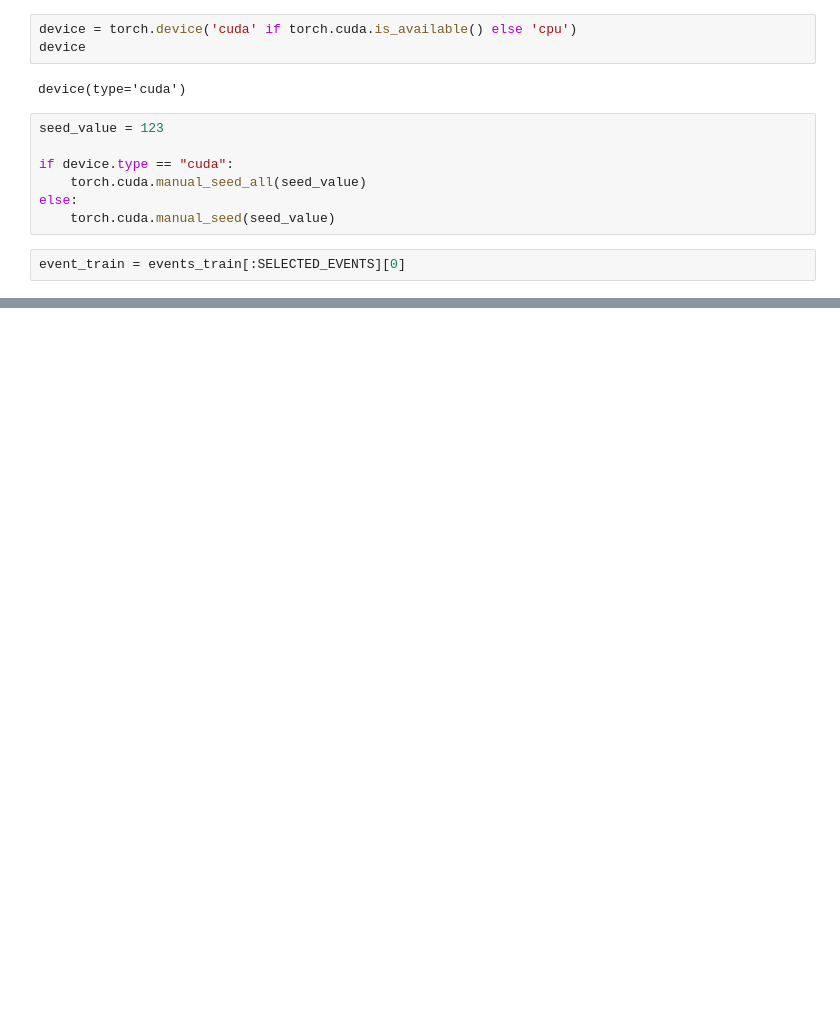
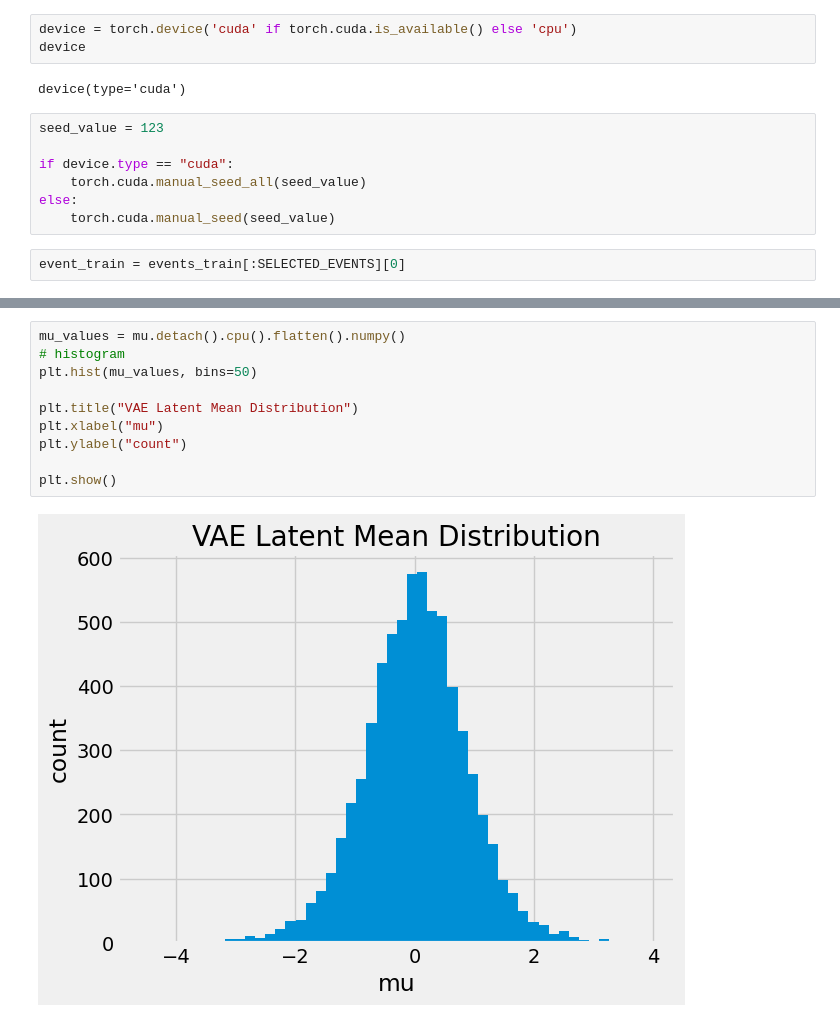
Before and after one commit to pauliusB20/vq-vae-experiments, a Jupyter notebook: cms_particle_hits/mvp.ipynb, the cells around one changed output, grey strips where cells are left out. Saved outputs shown, nothing was run; the diff lists cells and outputs as text; blank space fills up the shorter version.

```diff
--- a/cms_particle_hits/mvp.ipynb
+++ b/cms_particle_hits/mvp.ipynb
@@ -456,0 +550,12 @@ Epoch [9/120] Average Loss: 126.2052
+# %%
+mu_values = mu.detach().cpu().flatten().numpy()
+# histogram
+plt.hist(mu_values, bins=50)
+
+plt.title("VAE Latent Mean Distribution")
+plt.xlabel("mu")
+plt.ylabel("count")
+
+plt.show()
+# %% [output]
+[figure, added]
```
Also changed, not shown: parts of 19 cells of this notebook.
